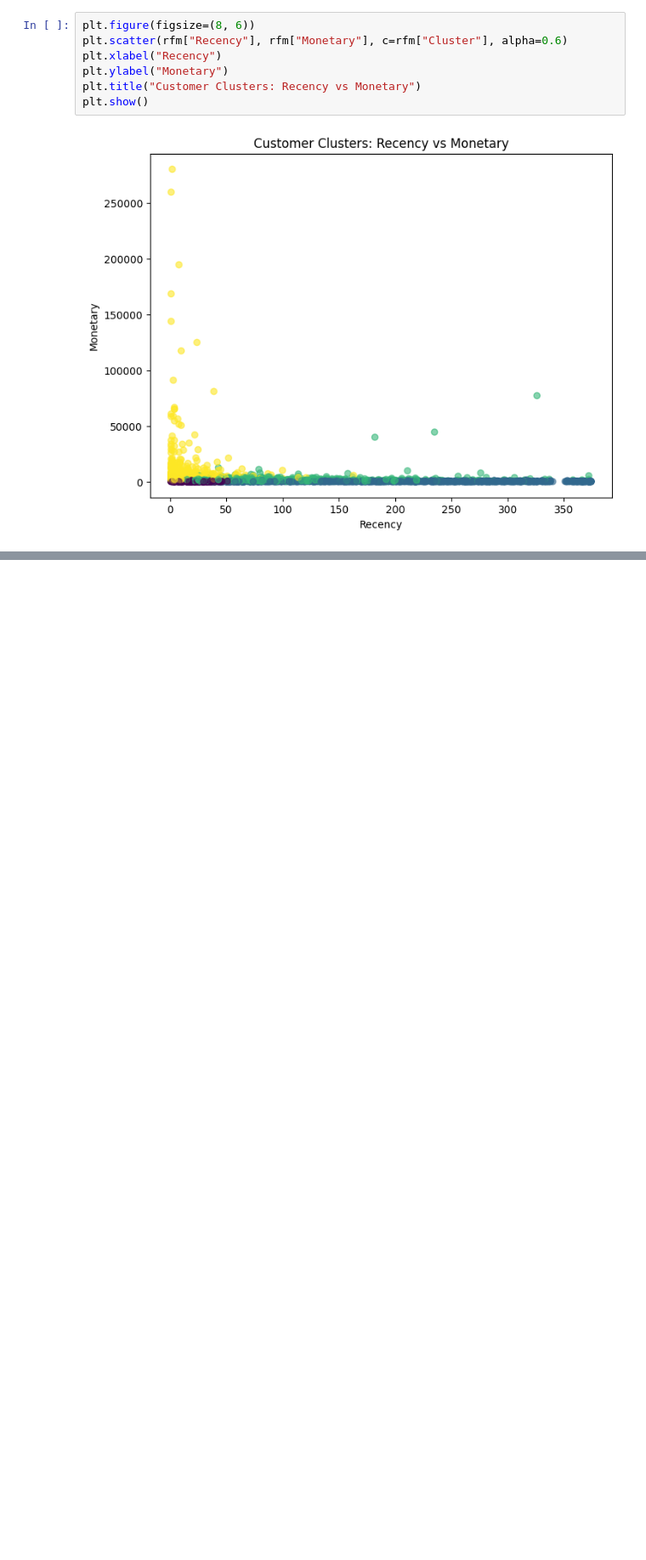
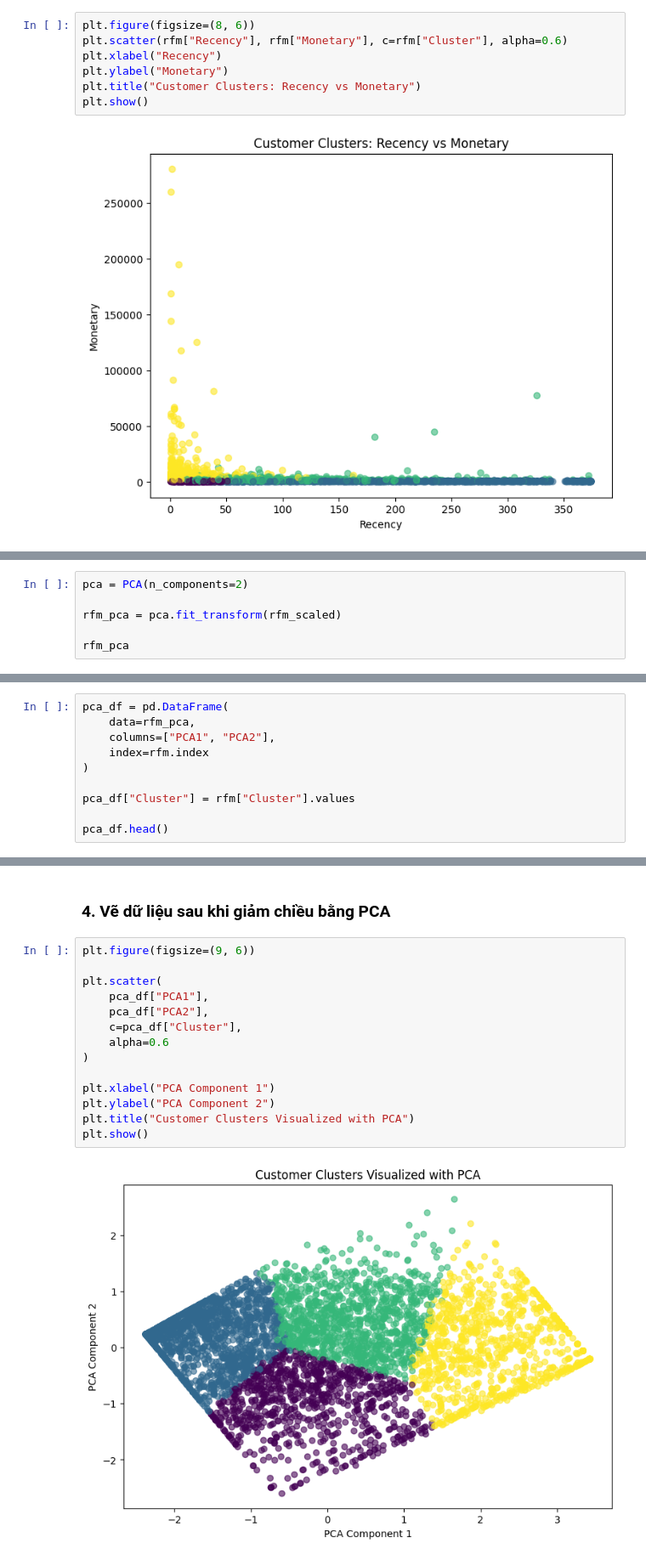
Before and after one commit to TDT1401/Fundamentals_of_Artificial_Intelligence, a Jupyter notebook: machine_learning/exercises/ex_ecommerce_clustering_kmeans .ipynb, the cells around one changed output, grey strips where cells are left out. Shown at 85% size. Drawn from its saved outputs; the diff is of its cells as text; blank space fills up the shorter version.

```diff
--- a/machine_learning/exercises/ex_ecommerce_clustering_kmeans .ipynb
+++ b/machine_learning/exercises/ex_ecommerce_clustering_kmeans .ipynb
@@ -346,0 +380,6 @@ plt.show()
+# %%
+pca = PCA(n_components=2)
+
+rfm_pca = pca.fit_transform(rfm_scaled)
+
+rfm_pca
@@ -346,0 +401,10 @@ plt.show()
+# %%
+pca_df = pd.DataFrame(
+    data=rfm_pca,
+    columns=["PCA1", "PCA2"],
+    index=rfm.index
+)
+
+pca_df["Cluster"] = rfm["Cluster"].values
+
+pca_df.head()
@@ -346,0 +419,18 @@ plt.show()
+# %% [markdown]
+### 4. Vẽ dữ liệu sau khi giảm chiều bằng PCA
+# %%
+plt.figure(figsize=(9, 6))
+
+plt.scatter(
+    pca_df["PCA1"],
+    pca_df["PCA2"],
+    c=pca_df["Cluster"],
+    alpha=0.6
+)
+
+plt.xlabel("PCA Component 1")
+plt.ylabel("PCA Component 2")
+plt.title("Customer Clusters Visualized with PCA")
+plt.show()
+# %% [output]
+[figure, added]
```
Also changed, not shown: parts of 18 cells of this notebook.
